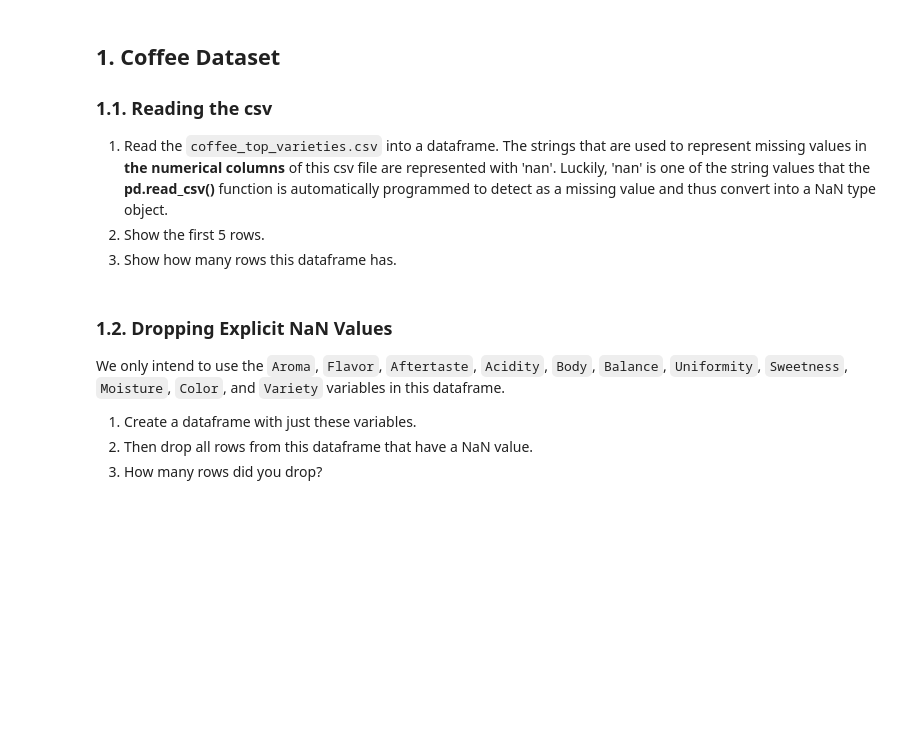
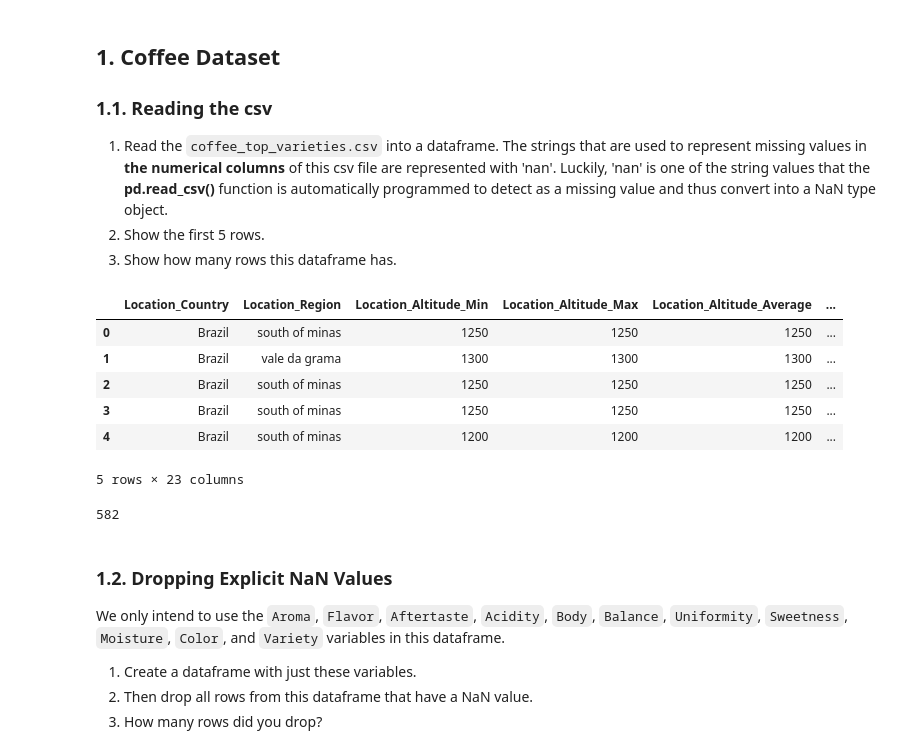
Before and after one commit to ryguy2k4/stat207, a Jupyter notebook: lab_05/lab_05_individual.ipynb, the cells around one changed output. Saved outputs shown, nothing was run; the diff lists cells and outputs as text; code cells hidden in the pictures; blank space fills up the shorter version.

```diff
--- a/lab_05/lab_05_individual.ipynb
+++ b/lab_05/lab_05_individual.ipynb
@@ -163,6 +167,21 @@ Ideally, the predictive model that we select will also be able to meet the follo
 1. Read the `coffee_top_varieties.csv` into a dataframe. The strings that are used to represent missing values in **the numerical columns** of this csv file are represented with 'nan'. Luckily, 'nan' is one of the string values that the **pd.read_csv()** function is automatically programmed to detect as a missing value and thus convert into a NaN type object.
 2. Show the first 5 rows.
 3. Show how many rows this dataframe has.
+# %%
+df = pd.read_csv("coffee_top_varieties.csv")
+df.head()
+# %% [output]
+|  | Location_Country | Location_Region | Location_Altitude_Min | Location_Altitude_Max | Location_Altitude_Average | ... |
+| 0 | Brazil | south of minas | 1250 | 1250 | 1250 | ... |
+| 1 | Brazil | vale da grama | 1300 | 1300 | 1300 | ... |
+| 2 | Brazil | south of minas | 1250 | 1250 | 1250 | ... |
+| 3 | Brazil | south of minas | 1250 | 1250 | 1250 | ... |
+| 4 | Brazil | south of minas | 1200 | 1200 | 1200 | ... |
+5 rows × 23 columns
+# %%
+df.shape[0]
+# %% [output]
+582
 # %% [markdown]
 ### 1.2. Dropping Explicit NaN Values
 
```
Also changed, not shown: parts of 14 cells of this notebook, 1 other file.
